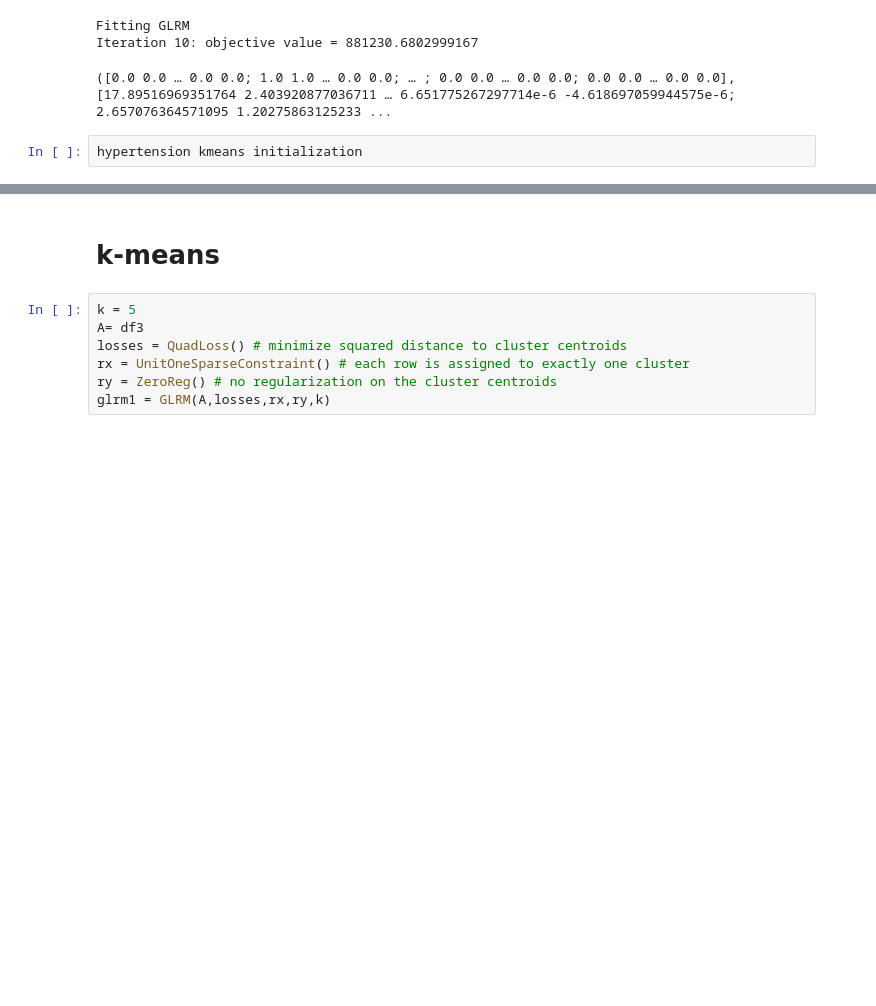
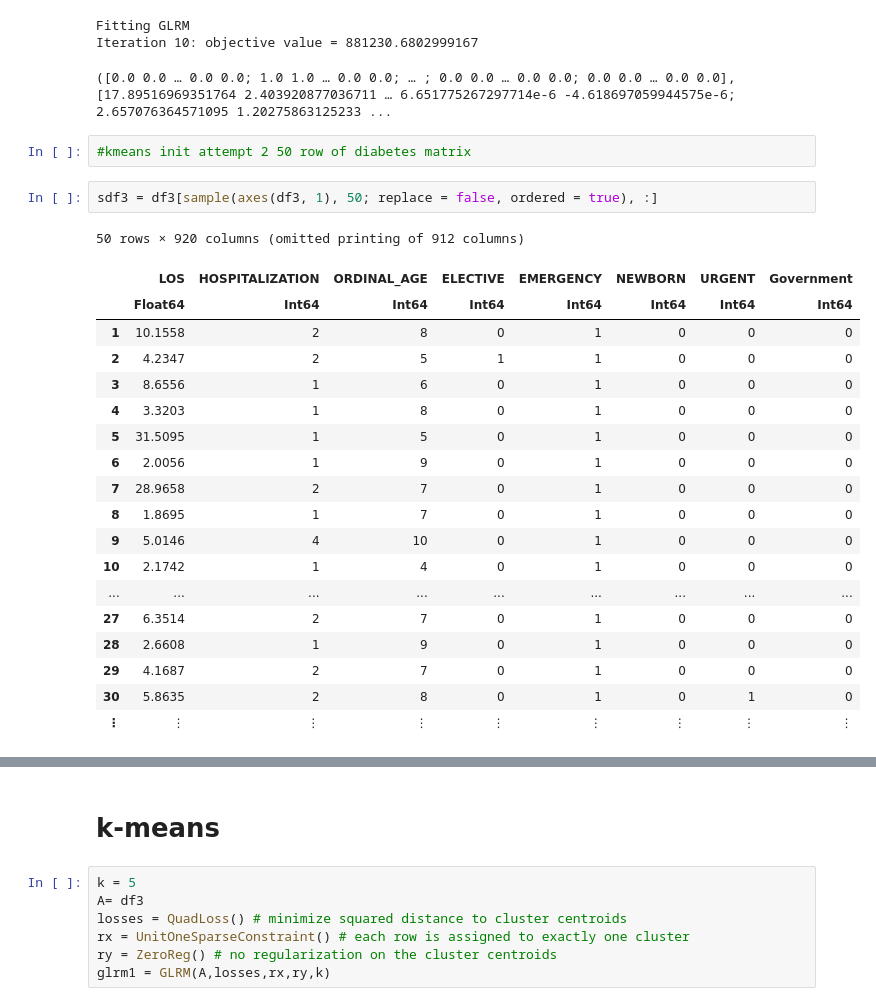
Before and after one commit to kathy908000/Health-Care-Research, a Jupyter notebook: code/glrm_kmeans1.ipynb, the cells around one changed output, grey strips where cells are left out. Drawn from its saved outputs; the diff is of its cells as text; blank space fills up the shorter version.

```diff
--- a/code/glrm_kmeans1.ipynb
+++ b/code/glrm_kmeans1.ipynb
@@ -152,5 +190,27 @@ X1,Y1,ch1 = fit!(glrm1)
 Fitting GLRM
 Iteration 10: objective value = 881230.6802999167
 ([0.0 0.0 … 0.0 0.0; 1.0 1.0 … 0.0 0.0; … ; 0.0 0.0 … 0.0 0.0; 0.0 0.0 … 0.0 0.0], [17.89516969351764 2.403920877036711 … 6.651775267297714e-6 -4.618697059944575e-6; 2.657076364571095 1.20275863125233 ...
-# %%
-hypertension kmeans initialization
+# %%
+#kmeans init attempt 2 50 row of diabetes matrix
+# %%
+sdf3 = df3[sample(axes(df3, 1), 50; replace = false, ordered = true), :]
+# %% [output]
+50 rows × 920 columns (omitted printing of 912 columns)
+|  | LOS | HOSPITALIZATION | ORDINAL_AGE | ELECTIVE | EMERGENCY | NEWBORN | URGENT | Government |
+|  | Float64 | Int64 | Int64 | Int64 | Int64 | Int64 | Int64 | Int64 |
+| 1 | 10.1558 | 2 | 8 | 0 | 1 | 0 | 0 | 0 |
+| 2 | 4.2347 | 2 | 5 | 1 | 1 | 0 | 0 | 0 |
+| 3 | 8.6556 | 1 | 6 | 0 | 1 | 0 | 0 | 0 |
+| 4 | 3.3203 | 1 | 8 | 0 | 1 | 0 | 0 | 0 |
+| 5 | 31.5095 | 1 | 5 | 0 | 1 | 0 | 0 | 0 |
+| 6 | 2.0056 | 1 | 9 | 0 | 1 | 0 | 0 | 0 |
+| 7 | 28.9658 | 2 | 7 | 0 | 1 | 0 | 0 | 0 |
+| 8 | 1.8695 | 1 | 7 | 0 | 1 | 0 | 0 | 0 |
+| 9 | 5.0146 | 4 | 10 | 0 | 1 | 0 | 0 | 0 |
+| 10 | 2.1742 | 1 | 4 | 0 | 1 | 0 | 0 | 0 |
+| ... | ... | ... | ... | ... | ... | ... | ... | ... |
+| 27 | 6.3514 | 2 | 7 | 0 | 1 | 0 | 0 | 0 |
+| 28 | 2.6608 | 1 | 9 | 0 | 1 | 0 | 0 | 0 |
+| 29 | 4.1687 | 2 | 7 | 0 | 1 | 0 | 0 | 0 |
+| 30 | 5.8635 | 2 | 8 | 0 | 1 | 0 | 1 | 0 |
+| ⋮ | ⋮ | ⋮ | ⋮ | ⋮ | ⋮ | ⋮ | ⋮ | ⋮ |
```
Also changed, not shown: parts of 16 cells of this notebook, 1 other file.
